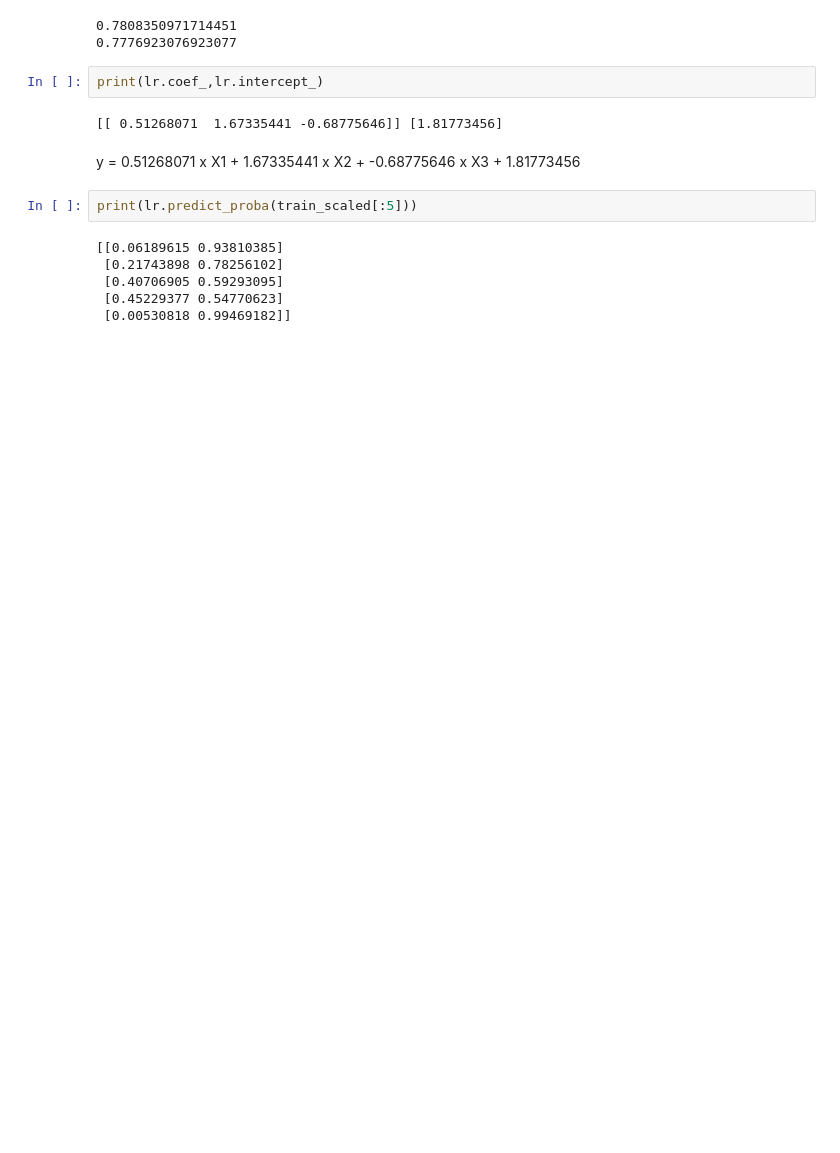
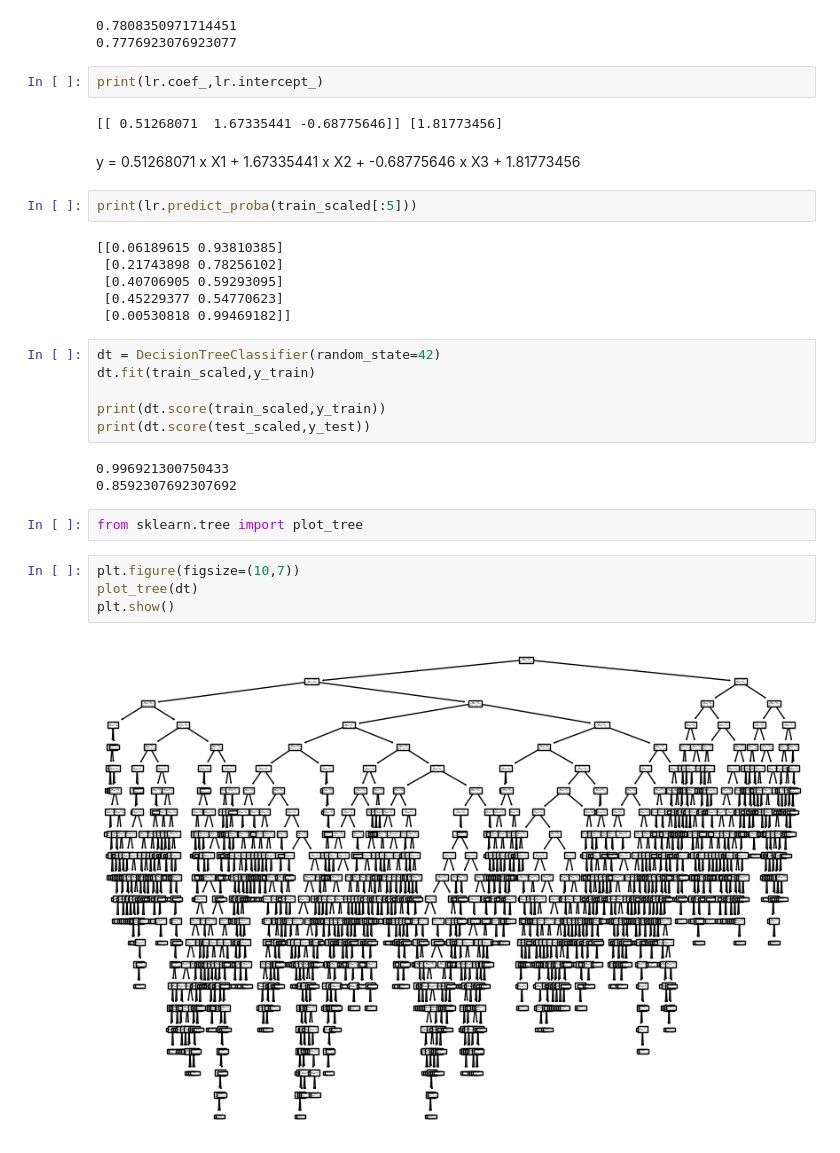
Before and after one commit to hanyong5/2025python, a Jupyter notebook: 02code/01test/13ml_dt01.ipynb, the cells around one changed output. Cells and saved outputs as stored; diff of their text form; blank space fills up the shorter version.

```diff
--- a/02code/01test/13ml_dt01.ipynb
+++ b/02code/01test/13ml_dt01.ipynb
@@ -76,3 +78,20 @@ print(lr.predict_proba(train_scaled[:5]))
  [0.40706905 0.59293095]
  [0.45229377 0.54770623]
  [0.00530818 0.99469182]]
+# %%
+dt = DecisionTreeClassifier(random_state=42)
+dt.fit(train_scaled,y_train)
+
+print(dt.score(train_scaled,y_train))
+print(dt.score(test_scaled,y_test))
+# %% [output]
+0.996921300750433
+0.8592307692307692
+# %%
+from sklearn.tree import plot_tree
+# %%
+plt.figure(figsize=(10,7))
+plot_tree(dt)
+plt.show()
+# %% [output]
+[figure, added]
```
Also changed, not shown: parts of 4 cells of this notebook.
